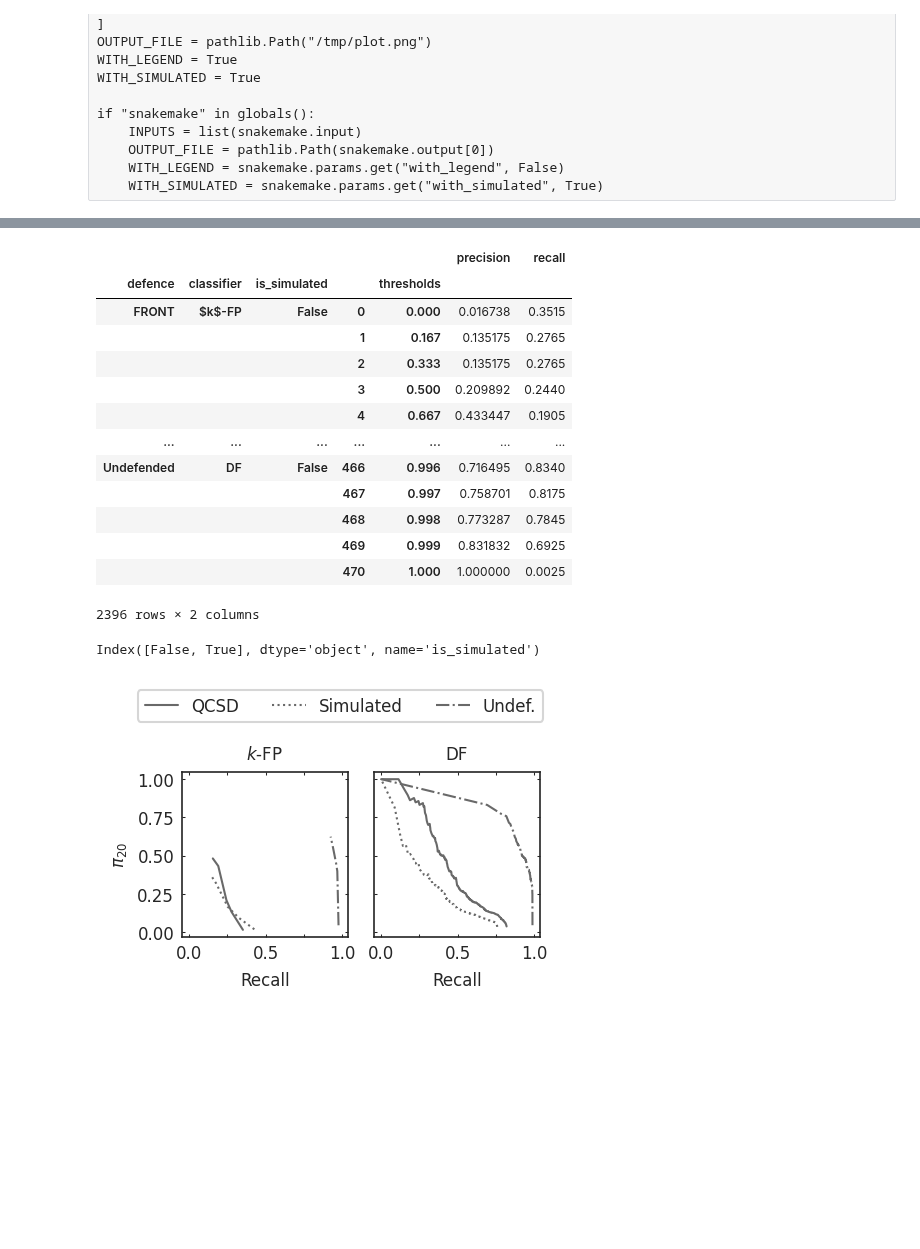
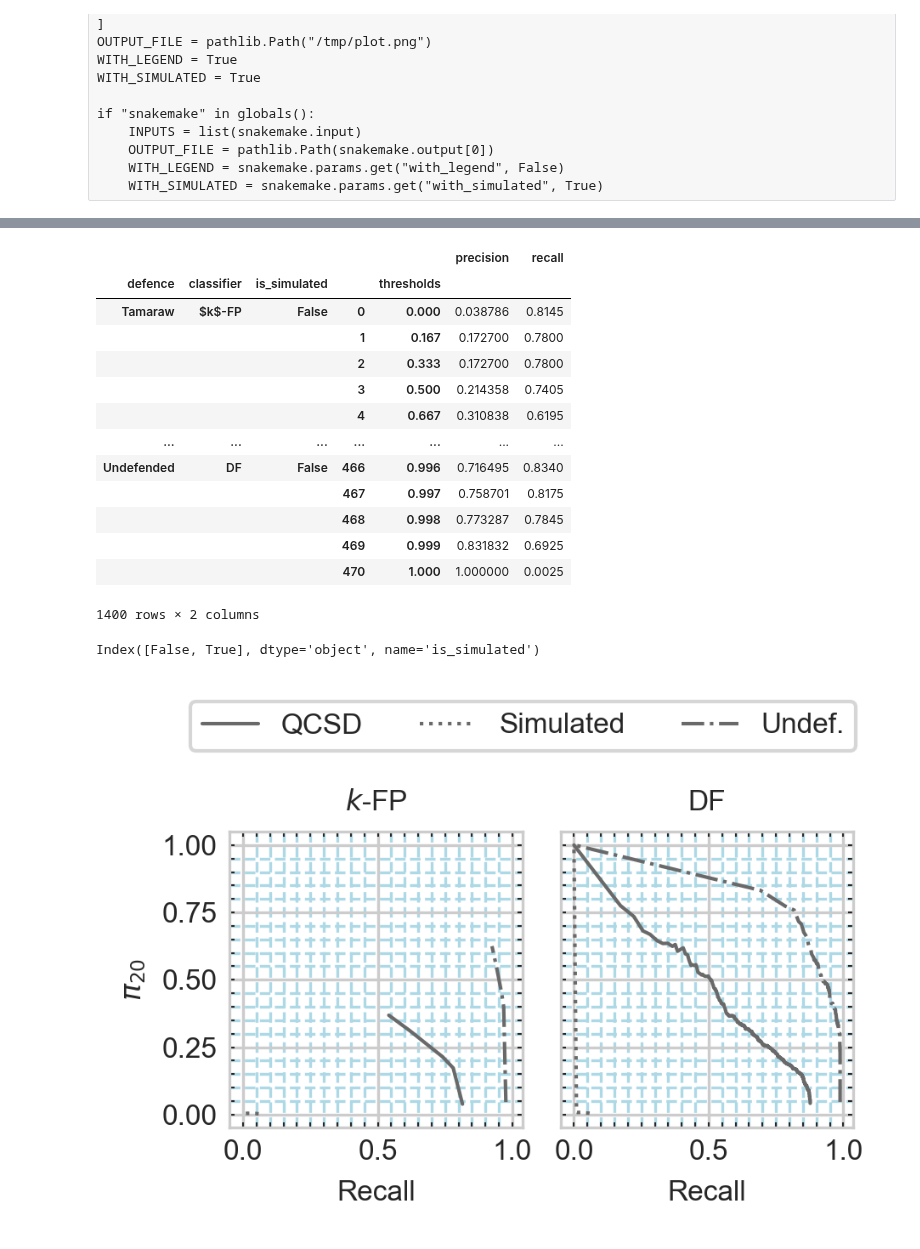
Before and after one commit to jpcsmith/qcsd-experiments, a Jupyter notebook: workflow/notebooks/result-analysis-curve.ipynb, the cells around one changed output, grey strips where cells are left out. Drawn from its saved outputs; the diff is of its cells as text; code cells hidden in the pictures; blank space fills up the shorter version.

```diff
--- a/workflow/notebooks/result-analysis-curve.ipynb
+++ b/workflow/notebooks/result-analysis-curve.ipynb
@@ -29,8 +29,8 @@ WITH_GRID = False
 INPUTS = [
     f"../../results/ml-eval-conn/{path}/predict/{classifier}-0.csv"
     for classifier in ["kfp", "dfnet"]
-    for path in ["front", "simulated-front", "undefended"]
-    # for path in ["tamaraw", "simulated-tamaraw", "undefended"]
+    # for path in ["front", "simulated-front", "undefended"]
+    for path in ["tamaraw", "simulated-tamaraw", "undefended"]
 ]
 OUTPUT_FILE = pathlib.Path("/tmp/plot.png")
 WITH_LEGEND = True
@@ -137,23 +137,24 @@ pr_scores
 # %% [output]
 |  |  |  |  |  | precision | recall |
 | defence | classifier | is_simulated |  | thresholds |  |  |
-| FRONT | $k$-FP | False | 0 | 0.000 | 0.016738 | 0.3515 |
-|  |  |  | 1 | 0.167 | 0.135175 | 0.2765 |
-|  |  |  | 2 | 0.333 | 0.135175 | 0.2765 |
-|  |  |  | 3 | 0.500 | 0.209892 | 0.2440 |
-|  |  |  | 4 | 0.667 | 0.433447 | 0.1905 |
+| Tamaraw | $k$-FP | False | 0 | 0.000 | 0.038786 | 0.8145 |
+|  |  |  | 1 | 0.167 | 0.172700 | 0.7800 |
+|  |  |  | 2 | 0.333 | 0.172700 | 0.7800 |
+|  |  |  | 3 | 0.500 | 0.214358 | 0.7405 |
+|  |  |  | 4 | 0.667 | 0.310838 | 0.6195 |
 | ... | ... | ... | ... | ... | ... | ... |
 | Undefended | DF | False | 466 | 0.996 | 0.716495 | 0.8340 |
 |  |  |  | 467 | 0.997 | 0.758701 | 0.8175 |
 |  |  |  | 468 | 0.998 | 0.773287 | 0.7845 |
 |  |  |  | 469 | 0.999 | 0.831832 | 0.6925 |
 |  |  |  | 470 | 1.000 | 1.000000 | 0.0025 |
-2396 rows × 2 columns
+1400 rows × 2 columns
 # %%
 pr_scores.index.unique("is_simulated")
 # %% [output]
 Index([False, True], dtype='object', name='is_simulated')
 # %%
+WITH_GRID=True
 if WITH_GRID:
     sns.set_style("whitegrid")
 
@@ -170,7 +171,7 @@ def plot_pr_curves(plot_data):
     if not WITH_SIMULATED:
         plot_data = plot_data.xs(False, level="is_simulated", drop_level=False)
 
-    fig, axes_arr = plt.subplots(1, 2, figsize=(3.5 * .9, 2), sharex=True, sharey=True, dpi=150)
+    fig, axes_arr = plt.subplots(1, 2, figsize=(3.5 * .9, 2), sharex=True, sharey=True, dpi=300)
     for classifier, axes in  zip(plot_data.index.unique("classifier"), axes_arr.ravel()):
         for defence, color in zip(plot_data.index.unique("defence"), ["#1f77b4", "#ff7f0e"]):
             for is_simulated in [False, True]:
@@ -199,31 +200,31 @@ def plot_pr_curves(plot_data):
         axes.yaxis.set_major_locator(ticker.MultipleLocator(.25))
         axes.xaxis.set_minor_locator(ticker.MultipleLocator(.25))
 
         if WITH_GRID:
             axes.grid(True, which="minor", axis="both", color="lightblue", linestyle="--")
             axes.yaxis.set_minor_locator(ticker.MultipleLocator(.05))
             axes.xaxis.set_minor_locator(ticker.MultipleLocator(.05))
 
         axes.set_title(classifier)
         axes.set_aspect("equal")
         axes.margins(0.05)
         axes.tick_params(
             axis='both', which='both', bottom=True, top=True, right=True, left=True,
             direction="in", width=.5, length = 1.5,
 
         )
     axes_arr[0].set_ylabel("$\pi_{20}$")
     handles, labels = axes_arr[0].get_legend_handles_labels()
 
     fig.tight_layout(w_pad=.75)
     fig.subplots_adjust(wspace=None, hspace=None)
 
     if WITH_LEGEND:
         fig.legend(handles, labels, loc='lower right', bbox_to_anchor=(.97, .95), ncol=3)
     return fig
 
 fig = plot_pr_curves(pr_scores)
 fig.savefig(OUTPUT_FILE.with_suffix(".png"), bbox_inches="tight", dpi=150)
 fig.savefig(OUTPUT_FILE.with_suffix(".pgf"), backend="pgf", bbox_inches="tight")
 # %% [output]
-[figure, old version]
+[figure, new version]
```
Also changed, not shown: parts of 1 cell of this notebook, 12 other files.
